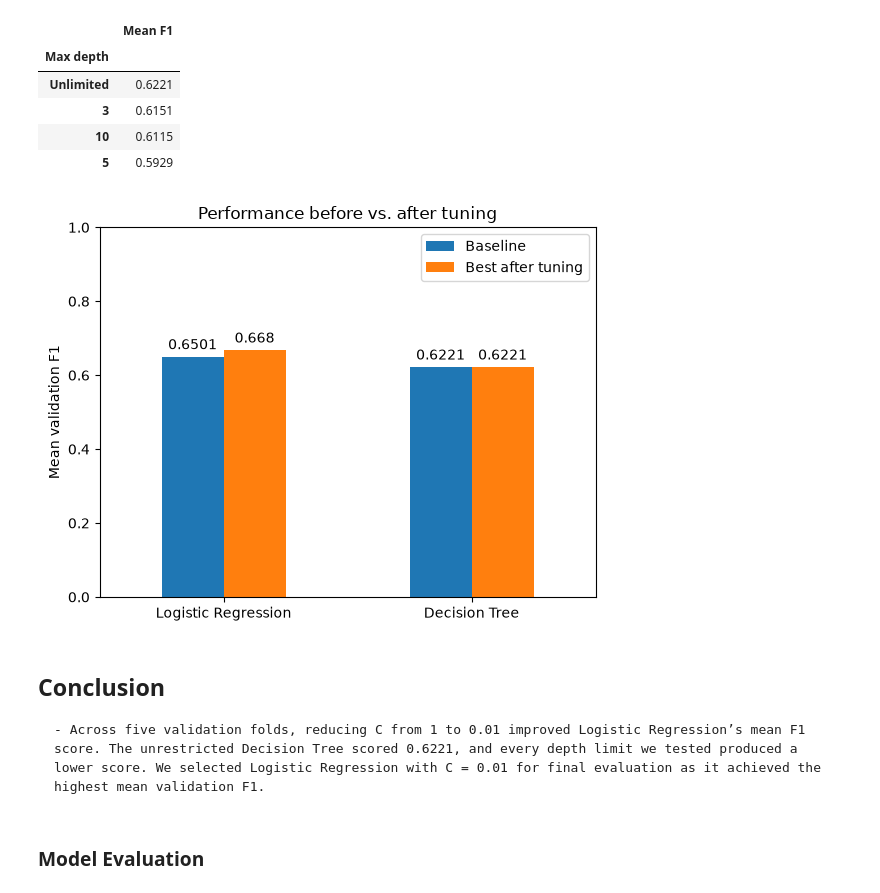
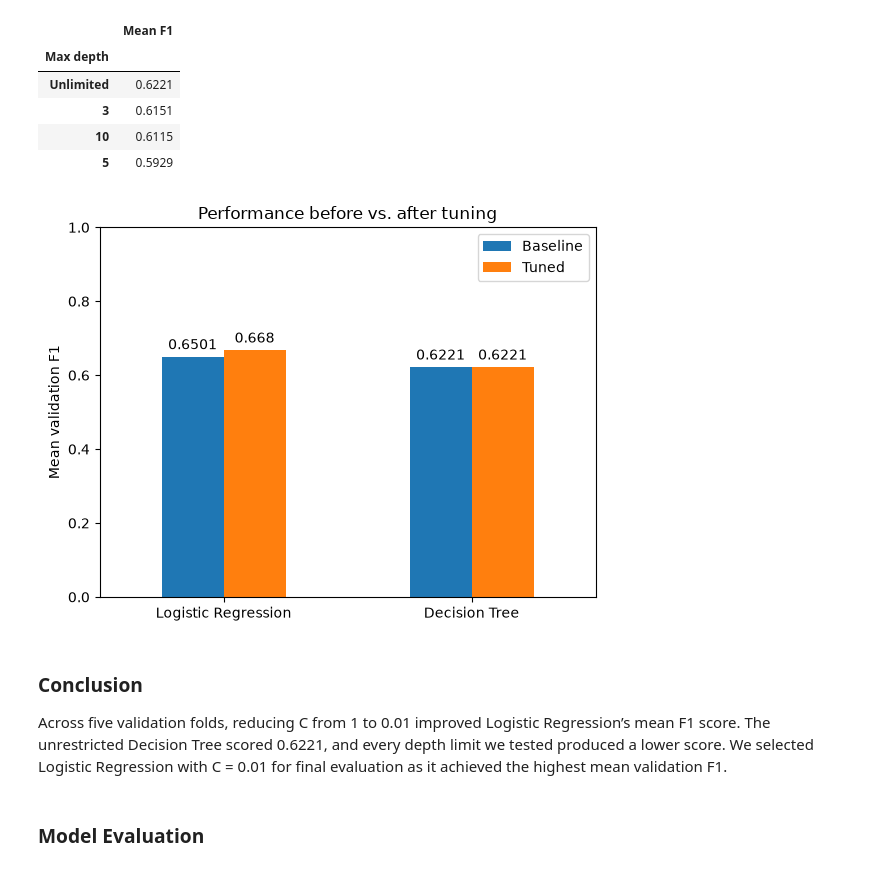
Before and after one commit to Yehia74/ML-Capstone-Project-yehia, a Jupyter notebook: notebooks/Bank_Marketing_Campaign_Analysis.ipynb, the cells around one changed output. Saved outputs shown, nothing was run; the diff lists cells and outputs as text; code cells hidden in the pictures.

Commit message:
Finalized project and added cleaned dataset

```diff
--- a/notebooks/Bank_Marketing_Campaign_Analysis.ipynb
+++ b/notebooks/Bank_Marketing_Campaign_Analysis.ipynb
@@ -11,7 +14,7 @@ import seaborn as sns
 # %%
 # Importing dataset
 
-df = pd.read_csv(r"C:\Users\Dell_PC\Desktop\Fall Semester\Machine Learning\Project\ML-Capstone-Project-yehia\data\bank.csv")
+df = pd.read_csv('../data/bank.csv')
 
 display(df.head())
 df.info()
@@ -297,24 +305,25 @@ display(tree_results.set_index("Max depth").round(4))
 | 5 | 0.5929 |
 # %%
 comparison = pd.DataFrame({
-    "Baseline": [round(log_results.loc[1], 4), round(mean_f1[None], 4)],
-    "Best after tuning": [round(log_results.loc[best_C], 4), round(mean_f1[best_depth], 4)]
-}, index=["Logistic Regression", "Decision Tree"])
+    'Baseline': [round(log_results.loc[1], 4), round(mean_f1[None], 4)],
+    'Tuned': [round(log_results.loc[best_C], 4), round(mean_f1[best_depth], 4)]
+}, index=['Logistic Regression', 'Decision Tree'])
 
 ax = comparison.plot.bar(
     rot=0,
     ylim=(0, 1),
-    ylabel="Mean validation F1",
-    title="Performance before vs. after tuning"
+    ylabel='Mean validation F1',
+    title='Performance before vs. after tuning'
 )
 
 for bars in ax.containers:
     ax.bar_label(bars, padding=3)
 # %% [output]
-[figure, old version]
+[figure, new version]
 # %% [markdown]
-## Conclusion
-    - Across five validation folds, reducing C from 1 to 0.01 improved Logistic Regression’s mean F1 score. The unrestricted Decision Tree scored 0.6221, and every depth limit we tested produced a lower score. We selected Logistic Regression with C = 0.01 for final evaluation as it achieved the highest mean validation F1.
+### Conclusion
+
+Across five validation folds, reducing C from 1 to 0.01 improved Logistic Regression’s mean F1 score. The unrestricted Decision Tree scored 0.6221, and every depth limit we tested produced a lower score. We selected Logistic Regression with C = 0.01 for final evaluation as it achieved the highest mean validation F1.
 # %%
 # Fitting Logisitic Regression model
 
```
Also changed, not shown: parts of 42 cells of this notebook, 1 other file.
